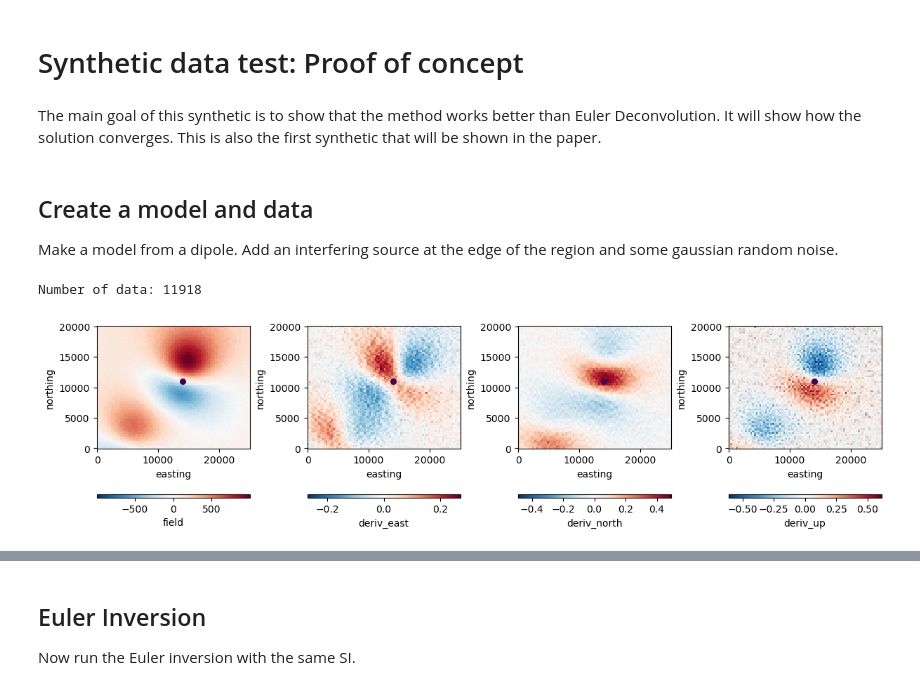
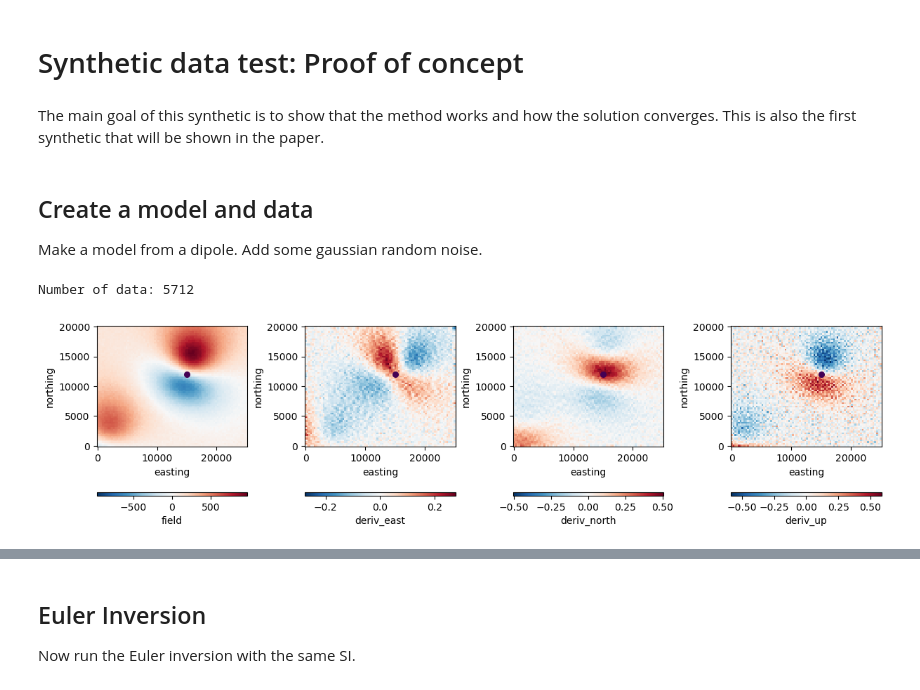
Before and after one commit to compgeolab/euler-inversion, a Jupyter notebook: code/synthetic-proof-of-concept.ipynb, the cells around one changed output, grey strips where cells are left out. Cells and saved outputs as stored; diff of their text form; code cells hidden in the pictures.

```diff
--- a/code/synthetic-proof-of-concept.ipynb
+++ b/code/synthetic-proof-of-concept.ipynb
@@ -1,7 +1,7 @@
 # %% [markdown]
 # Synthetic data test: Proof of concept
 # %% [markdown]
-The main goal of this synthetic is to show that the method works better than Euler Deconvolution. It will show how the solution converges. This is also the first synthetic that will be shown in the paper.
+The main goal of this synthetic is to show that the method works and how the solution converges. This is also the first synthetic that will be shown in the paper.
 # %%
 from pathlib import Path
 import numpy as np
@@ -14,34 +14,36 @@ import euler
 # %% [markdown]
 ## Create a model and data
 
-Make a model from a dipole. Add an interfering source at the edge of the region and some gaussian random noise.
+Make a model from a dipole. Add some gaussian random noise.
 # %%
-region = [-5e3, 30e3, -5e3, 25e3]
-region_crop = [0, 25e3, 0, 20e3]
-coordinates = vd.grid_coordinates(region, spacing=300, extra_coords=800)
-inclination, declination = -30, 15
-base_level = 100
-true_coordinates = (14e3, 11e3, -5e3)
+region = [0, 25e3, 0, 20e3]
+height = 800
+spacing = 300
+coordinates = vd.grid_coordinates(region, spacing=spacing, extra_coords=height)
+intensity, inclination, declination = 2e12, -30, 15
+true_coordinates = (15e3, 12e3, -5e3)
 magnetic_field = hm.dipole_magnetic(
     coordinates,
     dipoles=true_coordinates,
-    magnetic_moments=hm.magnetic_angles_to_vec(2e12, inclination, declination),
+    magnetic_moments=hm.magnetic_angles_to_vec(intensity, inclination, declination),
     field="b",
 )
 main_field = hm.magnetic_angles_to_vec(1, inclination, declination)
 magnetic_anomaly = sum(b * f for b, f in zip(magnetic_field, main_field))
 
-# Interfering source
+# Add an interfering source
 other = hm.dipole_magnetic(
     coordinates,
-    dipoles=(5e3, 0e3, -6e3),
+    dipoles=(1e3, 0e3, -6e3),
     magnetic_moments=hm.magnetic_angles_to_vec(2e12, inclination, declination),
     field="b",
 )
 magnetic_anomaly += sum(b * f for b, f in zip(other, main_field))
 
 # Add noise and the base level
-magnetic_anomaly += np.random.default_rng(42).normal(0, 10, size=magnetic_anomaly.shape)
+noise_level = 10 # nT
+magnetic_anomaly += np.random.default_rng(42).normal(0, noise_level, size=magnetic_anomaly.shape)
+base_level = 100  # nT
 magnetic_anomaly += base_level
 
 print(f"Number of data: {magnetic_anomaly.size}")
@@ -49,46 +51,32 @@ print(f"Number of data: {magnetic_anomaly.size}")
 # Make a grid and calculate derivatives
 # Can't have the height as a coordinate because of a problem with xrft
 data = vd.make_xarray_grid(
     coordinates[:2], (magnetic_anomaly, coordinates[-1]), data_names=["field", "height"]
 )
 pad_width = {
     "easting": data.easting.size // 2,
     "northing": data.northing.size // 2,
 }
 data["deriv_east"] = hm.derivative_easting(data.field)
 data["deriv_north"] = hm.derivative_northing(data.field)
 data["deriv_up"] = xrft.unpad(
     hm.derivative_upward(
         xrft.pad(data.field, pad_width, mode="linear_ramp", constant_values=None)
     ),
     pad_width,
 )
-data["deriv_east_east"] = hm.derivative_easting(data.deriv_east)
-data["deriv_north_north"] = hm.derivative_northing(data.deriv_north)
-data["deriv_up_up"] = xrft.unpad(
-    hm.derivative_upward(
-        xrft.pad(data.field, pad_width, mode="linear_ramp", constant_values=None),
-        order=2,
-    ),
-    pad_width,
-)
-data["deriv_east_north"] = hm.derivative_northing(data.deriv_east)
-data["deriv_up_east"] = hm.derivative_easting(data.deriv_up)
-data["deriv_up_north"] = hm.derivative_northing(data.deriv_up)
 
 # Add back the height
 data = data.assign_coords(height=data.height)
-
-data = data.sel(easting=slice(*region_crop[:2]), northing=slice(*region_crop[2:4]))
 
 fig, axes = plt.subplots(1, 4, figsize=(12, 5), layout="constrained")
 for field, ax in zip(["field", "deriv_east", "deriv_north", "deriv_up"], axes.ravel()):
     data[field].plot.pcolormesh(
         ax=ax, cbar_kwargs=dict(orientation="horizontal", aspect=50)
     )
     ax.set_aspect("equal")
     tmp = ax.scatter(*true_coordinates[:2], c=true_coordinates[2], s=30)
 plt.show()
 # %% [output]
-Number of data: 11918
+Number of data: 5712
-[figure, old version]
+[figure, new version]
```
Also changed, not shown: parts of 12 cells of this notebook, 12 other files.
